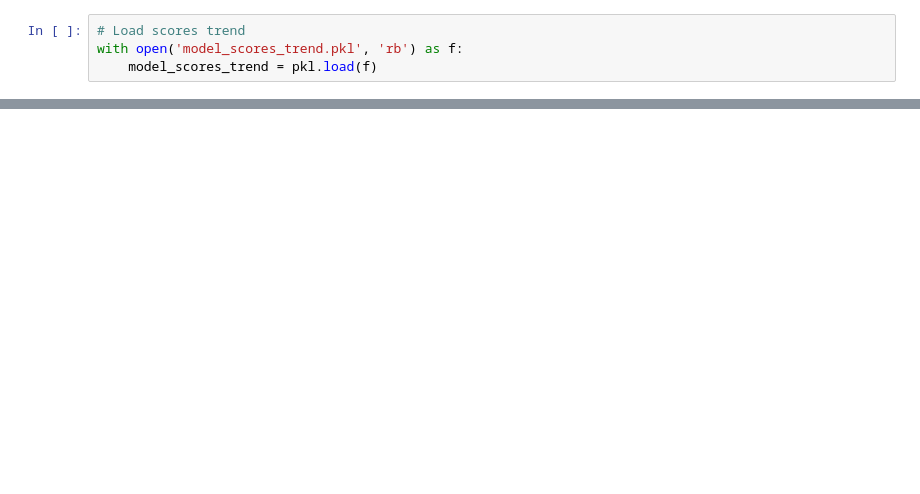
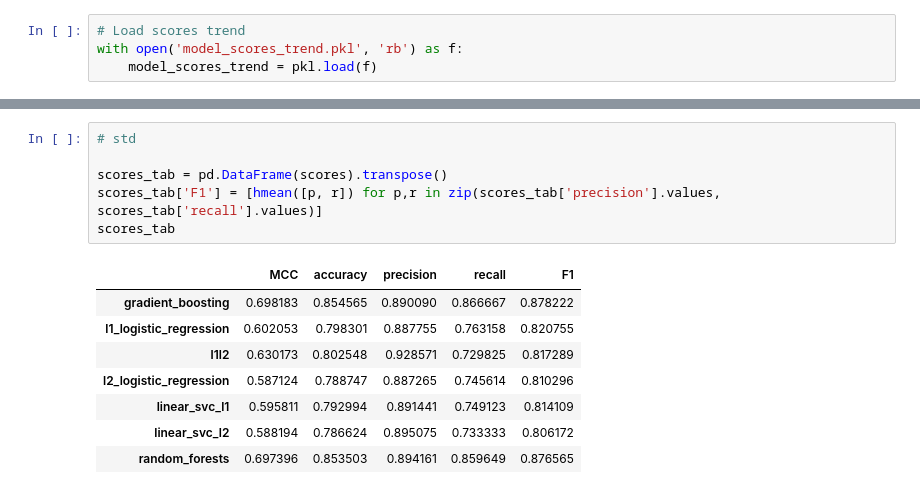
Before and after one commit to samuelefiorini/phdthesis, a Jupyter notebook: src/notebooks/chapter7/aism_learning_f_best_cut.ipynb, the cells around one changed output, grey strips where cells are left out. Drawn from its saved outputs; the diff is of its cells as text; blank space fills up the shorter version.

```diff
--- a/src/notebooks/chapter7/aism_learning_f_best_cut.ipynb
+++ b/src/notebooks/chapter7/aism_learning_f_best_cut.ipynb
@@ -221,0 +324,15 @@ for name in model_scores_trend.keys():
+# %%
+# std
+
+scores_tab = pd.DataFrame(scores).transpose()
+scores_tab['F1'] = [hmean([p, r]) for p,r in zip(scores_tab['precision'].values, scores_tab['recall'].values)]
+scores_tab
+# %% [output]
+|  | MCC | accuracy | precision | recall | F1 |
+| gradient_boosting | 0.698183 | 0.854565 | 0.890090 | 0.866667 | 0.878222 |
+| l1_logistic_regression | 0.602053 | 0.798301 | 0.887755 | 0.763158 | 0.820755 |
+| l1l2 | 0.630173 | 0.802548 | 0.928571 | 0.729825 | 0.817289 |
+| l2_logistic_regression | 0.587124 | 0.788747 | 0.887265 | 0.745614 | 0.810296 |
+| linear_svc_l1 | 0.595811 | 0.792994 | 0.891441 | 0.749123 | 0.814109 |
+| linear_svc_l2 | 0.588194 | 0.786624 | 0.895075 | 0.733333 | 0.806172 |
+| random_forests | 0.697396 | 0.853503 | 0.894161 | 0.859649 | 0.876565 |
```
Also changed, not shown: parts of 12 cells of this notebook, 17 other files.
